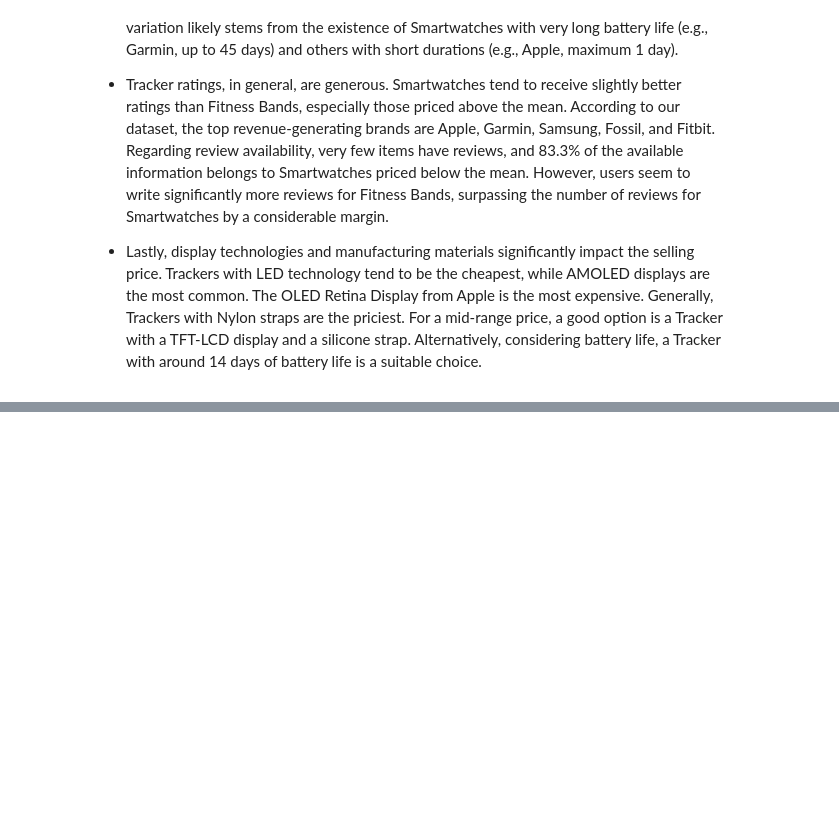
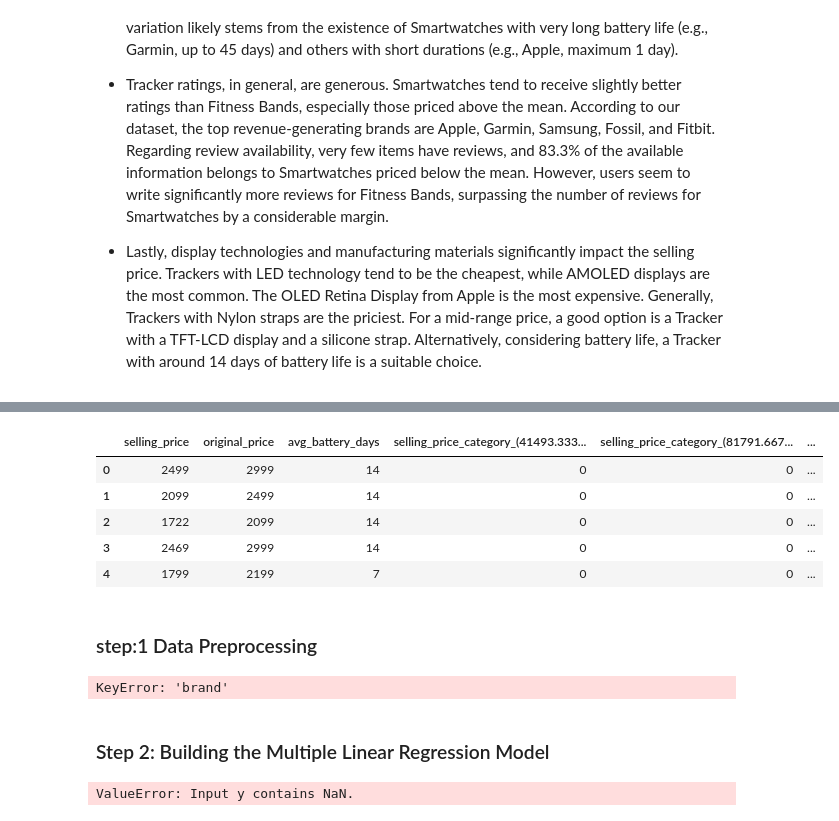
Before and after one commit to Shantik998/Capstone-Project, a Jupyter notebook: Capstone_Project.ipynb, the cells around one changed output, grey strips where cells are left out. Drawn from its saved outputs; the diff is of its cells as text; code cells hidden in the pictures; blank space fills up the shorter version.

```diff
--- a/Capstone_Project.ipynb
+++ b/Capstone_Project.ipynb
@@ -1164,0 +1176,7 @@ Note that the OLED Retina Display has not been obtained in the graphs for batter
+# %%
+#Defining X and y variables
+X = df.drop(['rating','brand','type','model', 'color', 'display','strap_material','reviews'], axis=1)
+y = df[['rating']]
+
+print(X.head())
+print(y.head())
@@ -1164,0 +1232,70 @@ Note that the OLED Retina Display has not been obtained in the graphs for batter
+# %%
+import pandas as pd
+
+# Assuming X is your DataFrame containing numerical columns
+# Binning numerical columns into categories
+X['selling_price_category'] = pd.cut(X['selling_price'], bins=3)  # Adjust the number of bins as needed
+X['original_price_category'] = pd.cut(X['original_price'], bins=3)
+X['avg_battery_days_category'] = pd.cut(X['avg_battery_days'], bins=3)
+
+# Creating dummy variables for the new categorical columns
+X = pd.get_dummies(X, columns=['selling_price_category', 'original_price_category', 'avg_battery_days_category'], drop_first=True)
+X.head()
+# %% [output]
+|  | selling_price | original_price | avg_battery_days | selling_price_category_(41493.333... | selling_price_category_(81791.667... | ... |
+| 0 | 2499 | 2999 | 14 | 0 | 0 | ... |
+| 1 | 2099 | 2499 | 14 | 0 | 0 | ... |
+| 2 | 1722 | 2099 | 14 | 0 | 0 | ... |
+| 3 | 2469 | 2999 | 14 | 0 | 0 | ... |
+| 4 | 1799 | 2199 | 7 | 0 | 0 | ... |
+# %% [markdown]
+### step:1 Data Preprocessing
+# %%
+import pandas as pd
+from sklearn.preprocessing import LabelEncoder
+
+# Load the dataset
+df = pd.read_csv('Fitness_trackers.csv')
+
+# Handling categorical variables using Label Encoding
+label_encoder = LabelEncoder()
+categorical_columns = ['brand', 'type', 'model', 'color', 'display', 'strap_material', 'reviews']
+
+for col in categorical_columns:
+    df[col] = label_encoder.fit_transform(df[col])
+
+# Handling numeric columns
+df['selling_price'] = pd.to_numeric(df['selling_price'], errors='coerce')
+df['original_price'] = pd.to_numeric(df['original_price'], errors='coerce')
+
+# Handling missing values in numeric columns
+df['selling_price'].fillna(df['selling_price'].median(), inplace=True)
+df['original_price'].fillna(df['original_price'].median(), inplace=True)
+
+# Splitting the data into features (X) and target variable (y)
+X = df.drop(columns=['rating'])
+y = df['rating']
+# %% [output]
+KeyError: 'brand'
+# %% [markdown]
+### Step 2: Building the Multiple Linear Regression Model
+# %%
+from sklearn.model_selection import train_test_split
+from sklearn.linear_model import LinearRegression
+from sklearn.metrics import mean_squared_error, r2_score
+
+# Splitting the data into training and testing sets
+X_train, X_test, y_train, y_test = train_test_split(X, y, test_size=0.2, random_state=42)
+
+# Creating and fitting the model
+model = LinearRegression()
+model.fit(X_train, y_train)
+
+# Making predictions
+y_pred = model.predict(X_test)
+
+# Evaluating the model
+print('Mean Squared Error:', mean_squared_error(y_test, y_pred))
+print('R-squared Score:', r2_score(y_test, y_pred))
+# %% [output]
+ValueError: Input y contains NaN.
```
Also changed, not shown: parts of 9 cells of this notebook.
